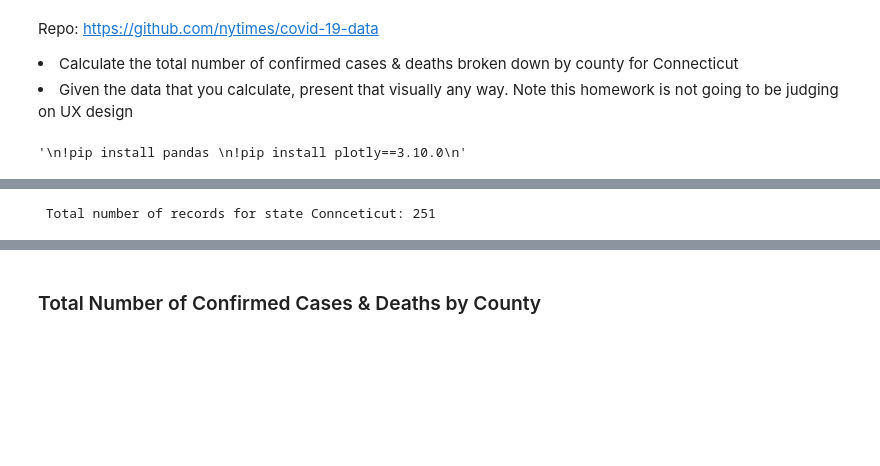
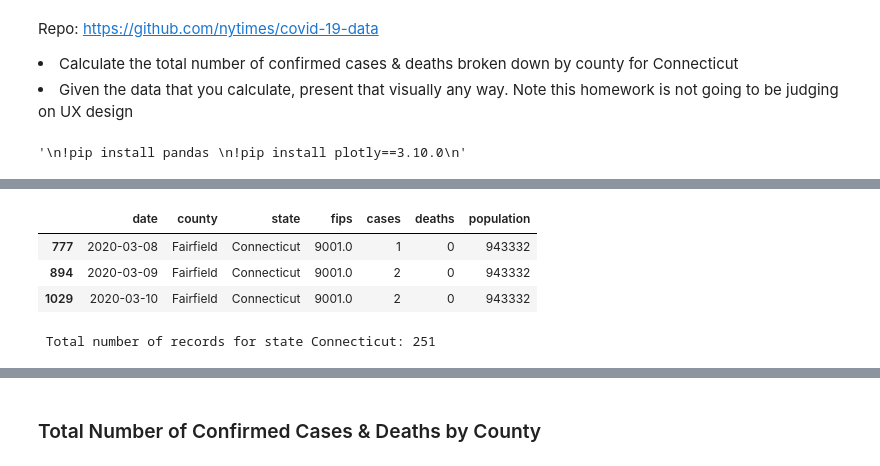
Before and after one commit to prashanthbasani/COVID-explore-data, a Jupyter notebook: Explore.ipynb, the cells around one changed output, grey strips where cells are left out. Saved outputs shown, nothing was run; the diff lists cells and outputs as text; code cells hidden in the pictures; blank space fills up the shorter version.

```diff
--- a/Explore.ipynb
+++ b/Explore.ipynb
@@ -38,4 +56,12 @@ connecticut_df = df[df.state == 'Connecticut']
+# %%
+# peek
+connecticut_df.head(3)
+# %% [output]
+|  | date | county | state | fips | cases | deaths | population |
+| 777 | 2020-03-08 | Fairfield | Connecticut | 9001.0 | 1 | 0 | 943332 |
+| 894 | 2020-03-09 | Fairfield | Connecticut | 9001.0 | 2 | 0 | 943332 |
+| 1029 | 2020-03-10 | Fairfield | Connecticut | 9001.0 | 2 | 0 | 943332 |
 # %%
-print(f' Total number of records for state Connceticut: {connecticut_df.shape[0]}')
+print(f' Total number of records for state Connecticut: {connecticut_df.shape[0]}')
 # %% [output]
- Total number of records for state Connceticut: 251
+ Total number of records for state Connecticut: 251
```
Also changed, not shown: parts of 32 cells of this notebook, 4 other files.
